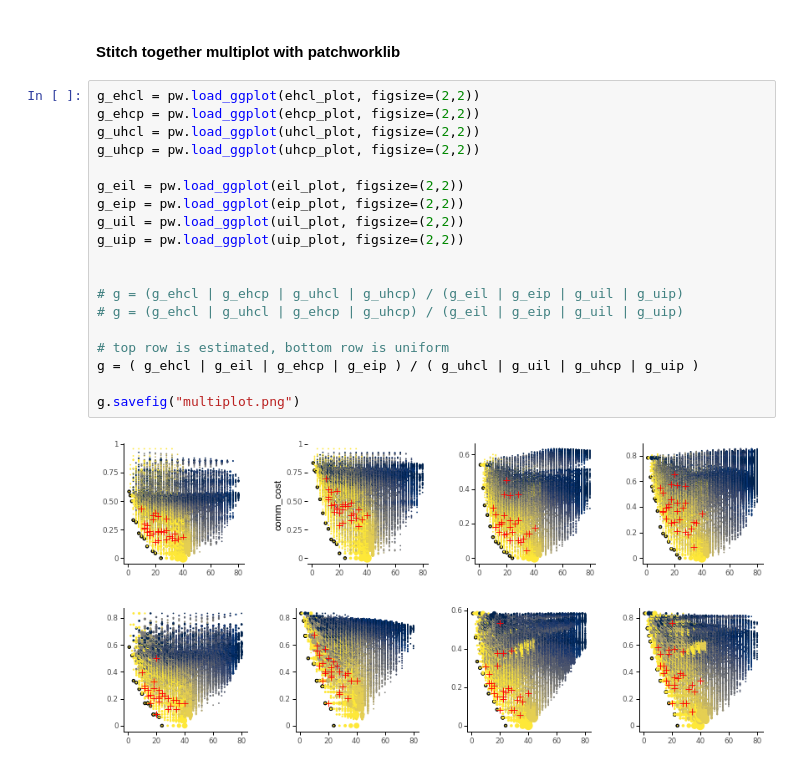
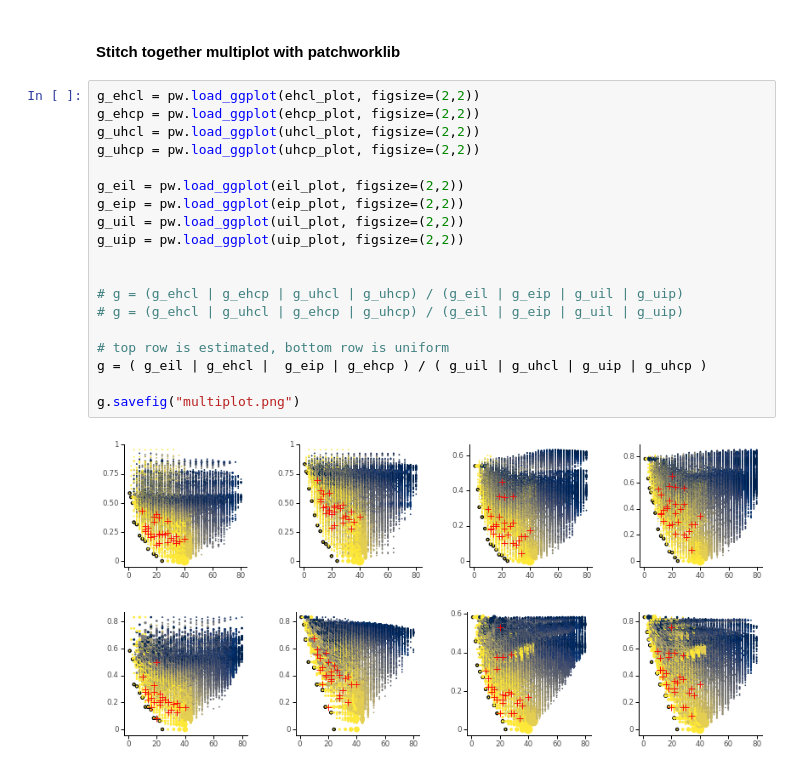
Before and after one commit to nathimel/modals-effcomm, a Jupyter notebook: src/notebooks/multiplot.ipynb, the cells around one changed output. Drawn from its saved outputs; the diff is of its cells as text.

```diff
--- a/src/notebooks/multiplot.ipynb
+++ b/src/notebooks/multiplot.ipynb
@@ -230,21 +230,21 @@ uip_plot =  (
 # %%
 g_ehcl = pw.load_ggplot(ehcl_plot, figsize=(2,2))
 g_ehcp = pw.load_ggplot(ehcp_plot, figsize=(2,2))
 g_uhcl = pw.load_ggplot(uhcl_plot, figsize=(2,2))
 g_uhcp = pw.load_ggplot(uhcp_plot, figsize=(2,2))
 
 g_eil = pw.load_ggplot(eil_plot, figsize=(2,2))
 g_eip = pw.load_ggplot(eip_plot, figsize=(2,2))
 g_uil = pw.load_ggplot(uil_plot, figsize=(2,2))
 g_uip = pw.load_ggplot(uip_plot, figsize=(2,2))
 
 
 # g = (g_ehcl | g_ehcp | g_uhcl | g_uhcp) / (g_eil | g_eip | g_uil | g_uip)
 # g = (g_ehcl | g_uhcl | g_ehcp | g_uhcp) / (g_eil | g_eip | g_uil | g_uip)
 
 # top row is estimated, bottom row is uniform
-g = ( g_ehcl | g_eil | g_ehcp | g_eip ) / ( g_uhcl | g_uil | g_uhcp | g_uip )
+g = ( g_eil | g_ehcl |  g_eip | g_ehcp ) / ( g_uil | g_uhcl | g_uip | g_uhcp )
 
 g.savefig("multiplot.png")
 # %% [output]
-[figure, old version]
+[figure, new version]
```
Also changed, not shown: 47 other files.
